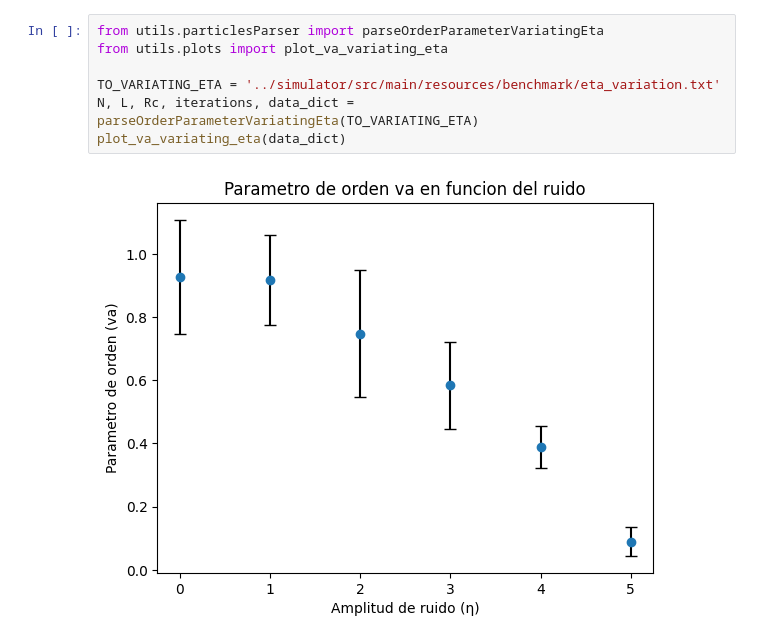
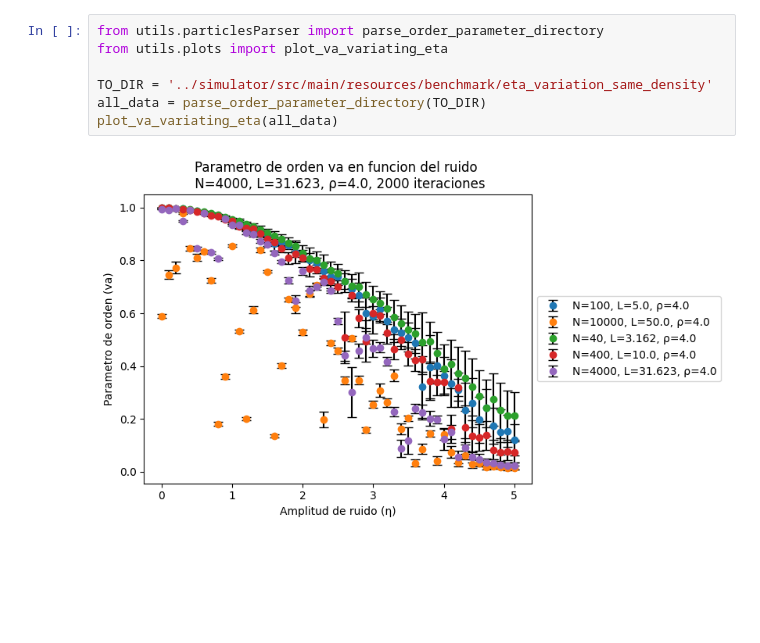
Before and after one commit to lukyferreiro/TPs-SS, a Jupyter notebook: TP2/animation/benchmark.ipynb, the cells around one changed output. Drawn from its saved outputs; the diff is of its cells as text; blank space fills up the shorter version.

```diff
--- a/TP2/animation/benchmark.ipynb
+++ b/TP2/animation/benchmark.ipynb
@@ -10,9 +51,9 @@ plot_va_over_iterations(data_dict)
 # %%
-from utils.particlesParser import parseOrderParameterVariatingEta
+from utils.particlesParser import parse_order_parameter_directory
 from utils.plots import plot_va_variating_eta
 
-TO_VARIATING_ETA = '../simulator/src/main/resources/benchmark/eta_variation.txt'
-N, L, Rc, iterations, data_dict = parseOrderParameterVariatingEta(TO_VARIATING_ETA)
-plot_va_variating_eta(data_dict)
+TO_DIR = '../simulator/src/main/resources/benchmark/eta_variation_same_density'
+all_data = parse_order_parameter_directory(TO_DIR)
+plot_va_variating_eta(all_data)
 # %% [output]
-[figure, old version]
+[figure, new version]
```
Also changed, not shown: parts of 5 cells of this notebook, 8 other files.
